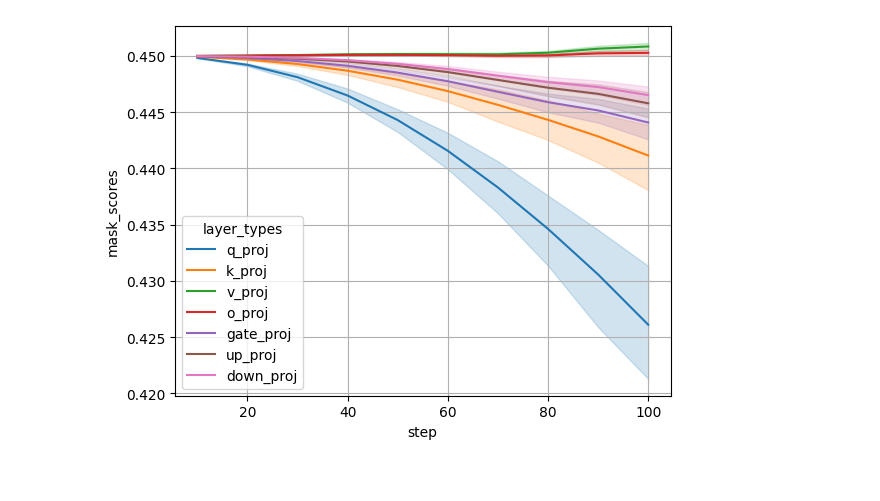
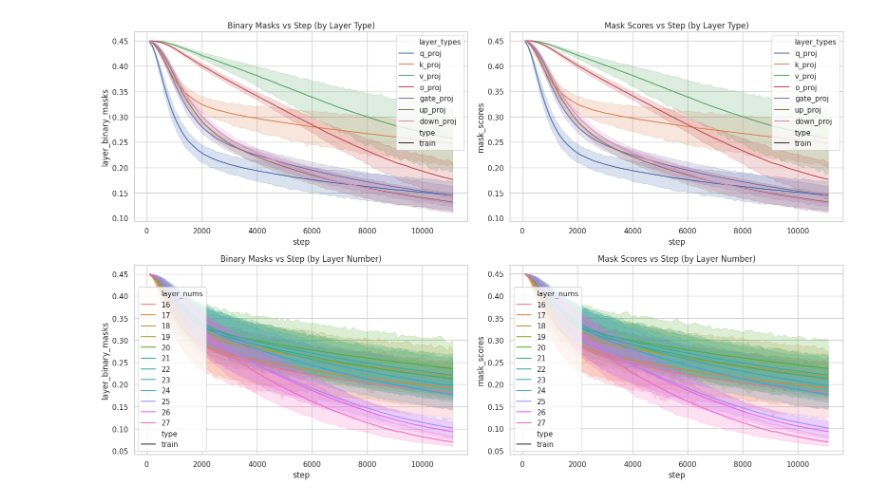
Before and after one commit to AmitVaisman/236004_transformers_project, a Jupyter notebook: model_vizis.ipynb, the cells around one changed output. Cells and saved outputs as stored; diff of their text form; code cells hidden in the pictures.

```diff
--- a/model_vizis.ipynb
+++ b/model_vizis.ipynb
@@ -335,8 +307,52 @@ for file_name in os.listdir(directory):
 # %%
 import matplotlib.pyplot as plt
-df = pd.DataFrame(top_dict)
-sns.lineplot(df, x='step', y='mask_scores', hue='layer_types')
-plt.grid('--')
+import seaborn as sns
+
+import pandas as pd
+import seaborn as sns
+import matplotlib.pyplot as plt
+
+
+df_temp = df[df['type'] == 'train']
+
+# Set seaborn style
+sns.set(style="whitegrid")
+
+# Create 2x2 grid
+fig, axes = plt.subplots(2, 2, figsize=(16, 10))
+
+# Plot 1: layer_binary_masks by layer_types
+sns.lineplot(data=df_temp, x='step', y='layer_binary_masks', hue='layer_types', style='type', ax=axes[0, 0])
+axes[0, 0].set_title("Binary Masks vs Step (by Layer Type)")
+axes[0, 0].grid(True)
+
+# Plot 2: mask_scores by layer_types
+sns.lineplot(data=df_temp, x='step', y='mask_scores', hue='layer_types', style='type', ax=axes[0, 1])
+axes[0, 1].set_title("Mask Scores vs Step (by Layer Type)")
+axes[0, 1].grid(True)
+
+# Plot 3: layer_binary_masks by layer_nums
+sns.lineplot(data=df_temp, x='step', y='layer_binary_masks', hue='layer_nums', style='type', ax=axes[1, 0])
+axes[1, 0].set_title("Binary Masks vs Step (by Layer Number)")
+axes[1, 0].grid(True)
+
+# Plot 4: mask_scores by layer_nums
+sns.lineplot(data=df_temp, x='step', y='mask_scores', hue='layer_nums', style='type', ax=axes[1, 1])
+axes[1, 1].set_title("Mask Scores vs Step (by Layer Number)")
+axes[1, 1].grid(True)
+
+# from matplotlib.patches import Patch
+# handles, labels = plt.gca().get_legend_handles_labels()
+# colors = [h.get_color() for h in handles]
+# box_handles = [Patch(color=c, label=l) for c, l in zip(colors, labels)]
+# plt.legend(handles=box_handles, title="Timestep")
+
+# Tidy layout
+plt.tight_layout()
 plt.show()
+
+# Optional: adjust legend if too crowded
+# for ax in axes.flat:
+#     ax.legend(loc='best')
 # %% [output]
-[figure, old version]
+[figure, new version]
```
Also changed, not shown: parts of 9 cells of this notebook, 1 other file.
